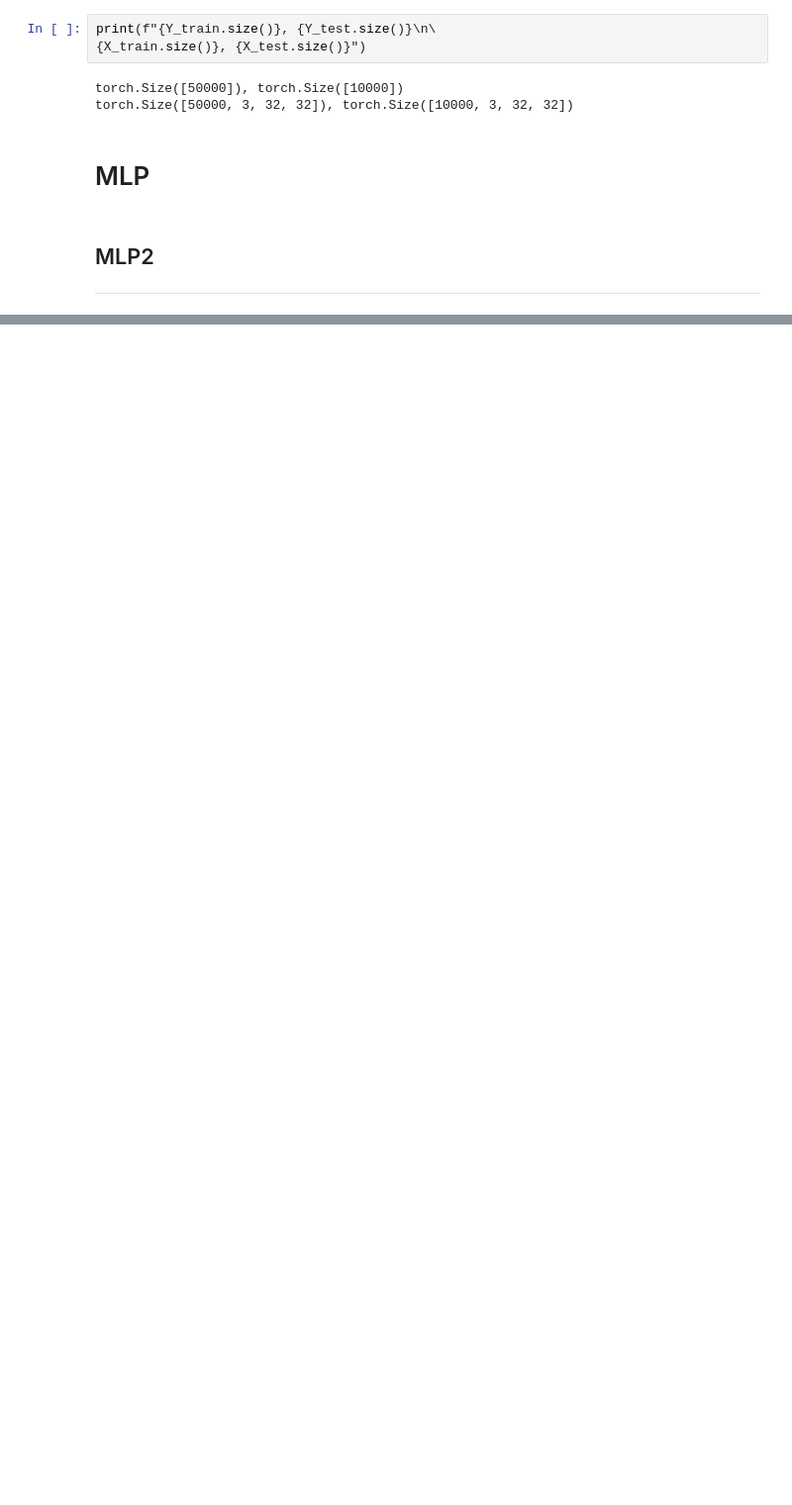
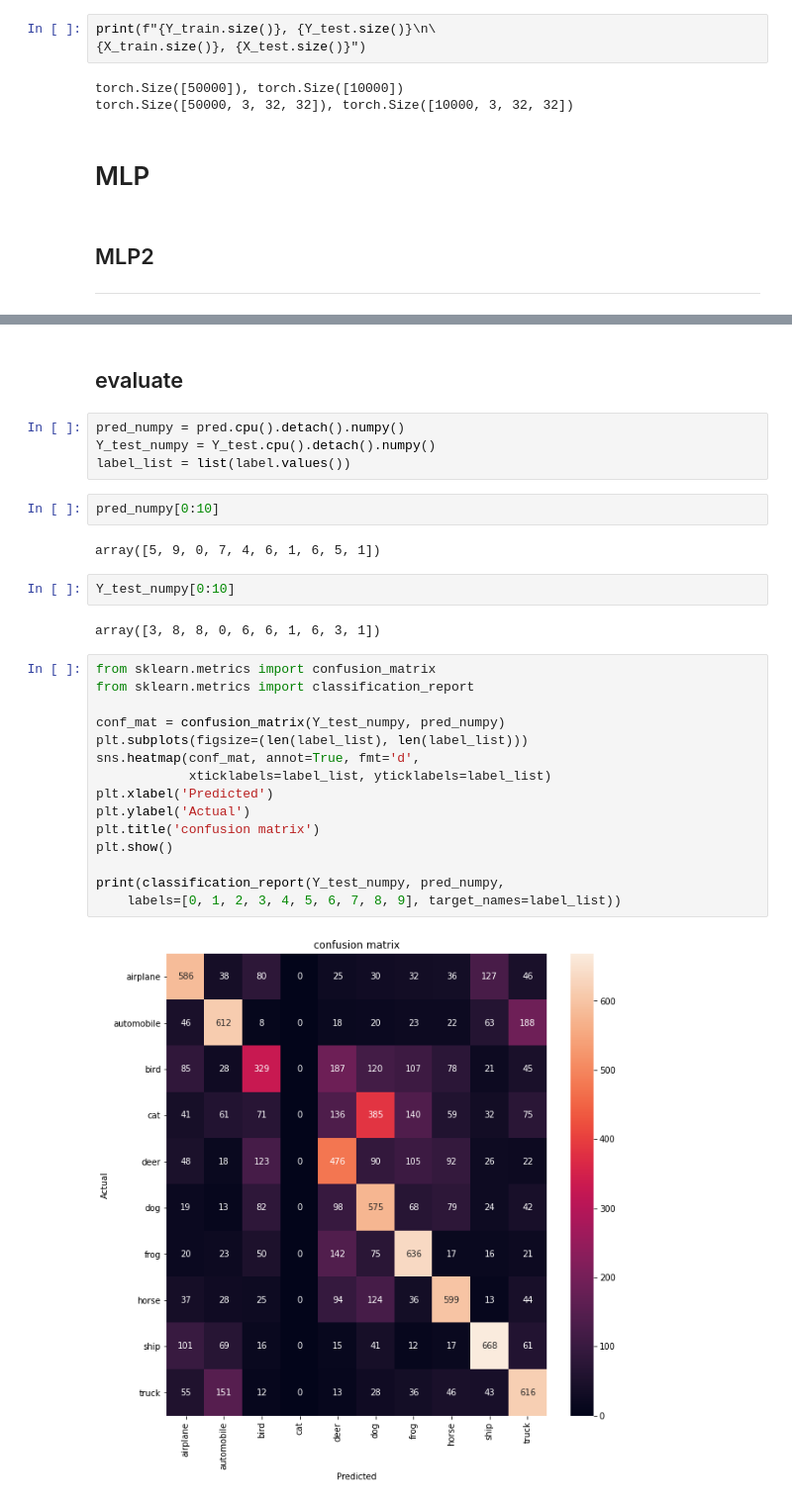
Before and after one commit to liushuyu6666/AI_relative, a Jupyter notebook: algorithm_explore/MLP_cifar10.ipynb, the cells around one changed output, grey strips where cells are left out. Shown at 99% size. Saved outputs shown, nothing was run; the diff lists cells and outputs as text; blank space fills up the shorter version.

```diff
--- a/algorithm_explore/MLP_cifar10.ipynb
+++ b/algorithm_explore/MLP_cifar10.ipynb
@@ -121,0 +143,32 @@ correct_rate
+# %% [markdown]
+evaluate
+-------------------
+# %%
+pred_numpy = pred.cpu().detach().numpy()
+Y_test_numpy = Y_test.cpu().detach().numpy()
+label_list = list(label.values())
+# %%
+pred_numpy[0:10]
+# %% [output]
+array([5, 9, 0, 7, 4, 6, 1, 6, 5, 1])
+# %%
+Y_test_numpy[0:10]
+# %% [output]
+array([3, 8, 8, 0, 6, 6, 1, 6, 3, 1])
+# %%
+from sklearn.metrics import confusion_matrix
+from sklearn.metrics import classification_report
+
+conf_mat = confusion_matrix(Y_test_numpy, pred_numpy)
+plt.subplots(figsize=(len(label_list), len(label_list)))
+sns.heatmap(conf_mat, annot=True, fmt='d',
+            xticklabels=label_list, yticklabels=label_list)
+plt.xlabel('Predicted')
+plt.ylabel('Actual')
+plt.title('confusion matrix')
+plt.show()
+
+print(classification_report(Y_test_numpy, pred_numpy,
+    labels=[0, 1, 2, 3, 4, 5, 6, 7, 8, 9], target_names=label_list))
+# %% [output]
+[figure, added]
```
Also changed, not shown: parts of 14 cells of this notebook, 1 other file.
